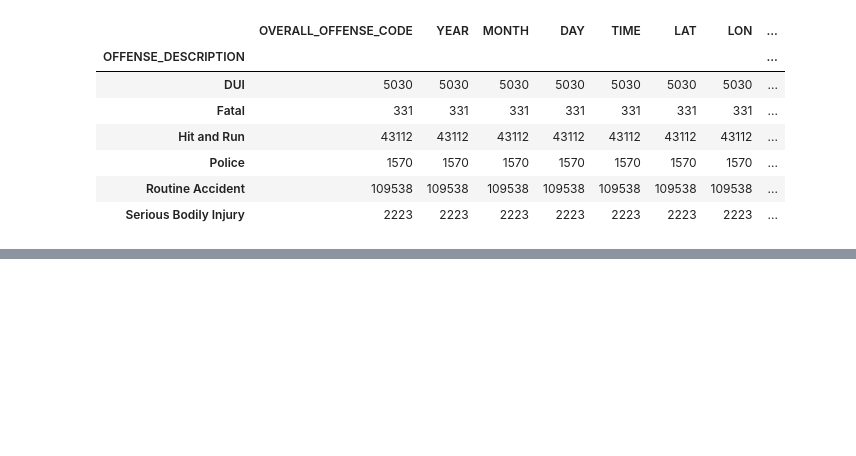
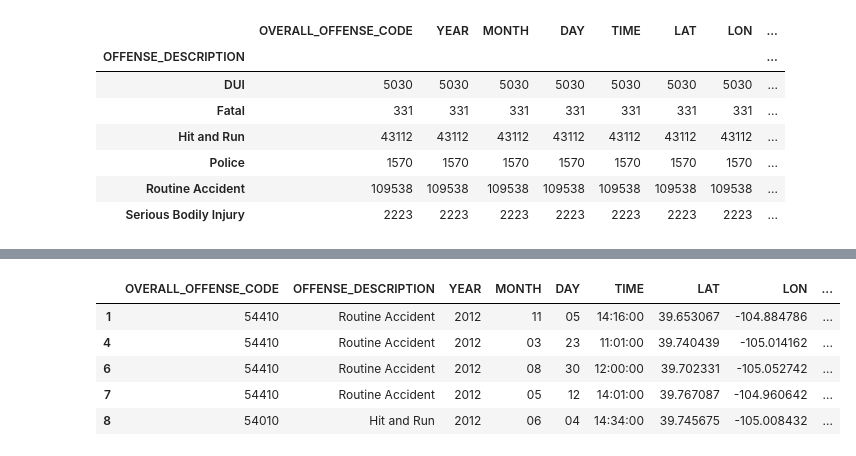
Before and after one commit to LuLu-89/Denver_traffic_woes, a Jupyter notebook: traffic_data_analysis.ipynb, the cells around one changed output, grey strips where cells are left out. Cells and saved outputs as stored; diff of their text form; code cells hidden in the pictures; blank space fills up the shorter version.

```diff
--- a/traffic_data_analysis.ipynb
+++ b/traffic_data_analysis.ipynb
@@ -61,8 +63,10 @@ for eachcode in traffic_data['OVERALL_OFFENSE_CODE']:
 
 traffic_data['OFFENSE_DESCRIPTION'] = descriptionlist
 # %%
-#reorder the dataframe
-traffic_data = traffic_data[['OVERALL_OFFENSE_CODE','OFFENSE_DESCRIPTION','YEAR','MONTH','DAY','TIME','LAT','LON','INCIDENT_ADDRESS','DISTRICT_ID','PRECINCT_ID','NEIGHBORHOOD_ID','BICYCLE_IND','PEDESTRIAN_IND']]
+#reorder the dataframe, final usable dataframe
+traffic_data = traffic_data[['OVERALL_OFFENSE_CODE','OFFENSE_DESCRIPTION','YEAR','MONTH',
+                             'DAY','TIME','LAT','LON','INCIDENT_ADDRESS','DISTRICT_ID','PRECINCT_ID',
+                             'NEIGHBORHOOD_ID','BICYCLE_IND','PEDESTRIAN_IND']]
 traffic_data.head()
 # %% [output]
 |  | OVERALL_OFFENSE_CODE | OFFENSE_DESCRIPTION | YEAR | MONTH | DAY | TIME | LAT | LON | ... |
@@ -108,0 +151,15 @@ traffic_data_groupby_yearandoffense.count()
+# %%
+traffic_data_morning_rush_hour = traffic_data[(traffic_data['TIME'] >= '05:00:00') & (traffic_data['TIME'] <= '09:00:00')]
+
+traffic_data_evening_rush_hour = traffic_data[(traffic_data['TIME'] >= '16:00:00') & (traffic_data['TIME'] <= '20:00:00')]
+
+traffic_data_midday = traffic_data[(traffic_data['TIME'] > '09:00:00') & (traffic_data['TIME'] < '16:00:00')]
+
+traffic_data_midday.head()
+# %% [output]
+|  | OVERALL_OFFENSE_CODE | OFFENSE_DESCRIPTION | YEAR | MONTH | DAY | TIME | LAT | LON | ... |
+| 1 | 54410 | Routine Accident | 2012 | 11 | 05 | 14:16:00 | 39.653067 | -104.884786 | ... |
+| 4 | 54410 | Routine Accident | 2012 | 03 | 23 | 11:01:00 | 39.740439 | -105.014162 | ... |
+| 6 | 54410 | Routine Accident | 2012 | 08 | 30 | 12:00:00 | 39.702331 | -105.052742 | ... |
+| 7 | 54410 | Routine Accident | 2012 | 05 | 12 | 14:01:00 | 39.767087 | -104.960642 | ... |
+| 8 | 54010 | Hit and Run | 2012 | 06 | 04 | 14:34:00 | 39.745675 | -105.008432 | ... |
```
Also changed, not shown: parts of 6 cells of this notebook, 2 other files.
